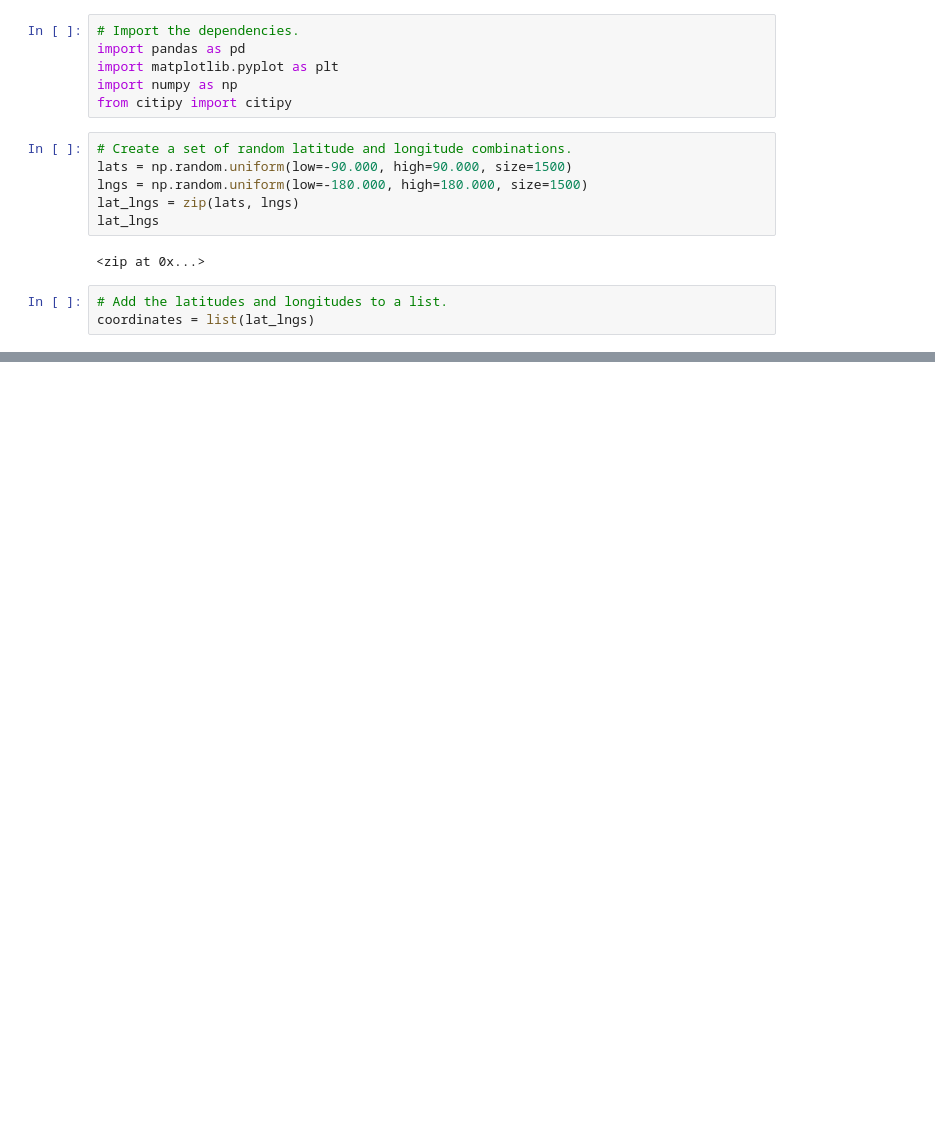
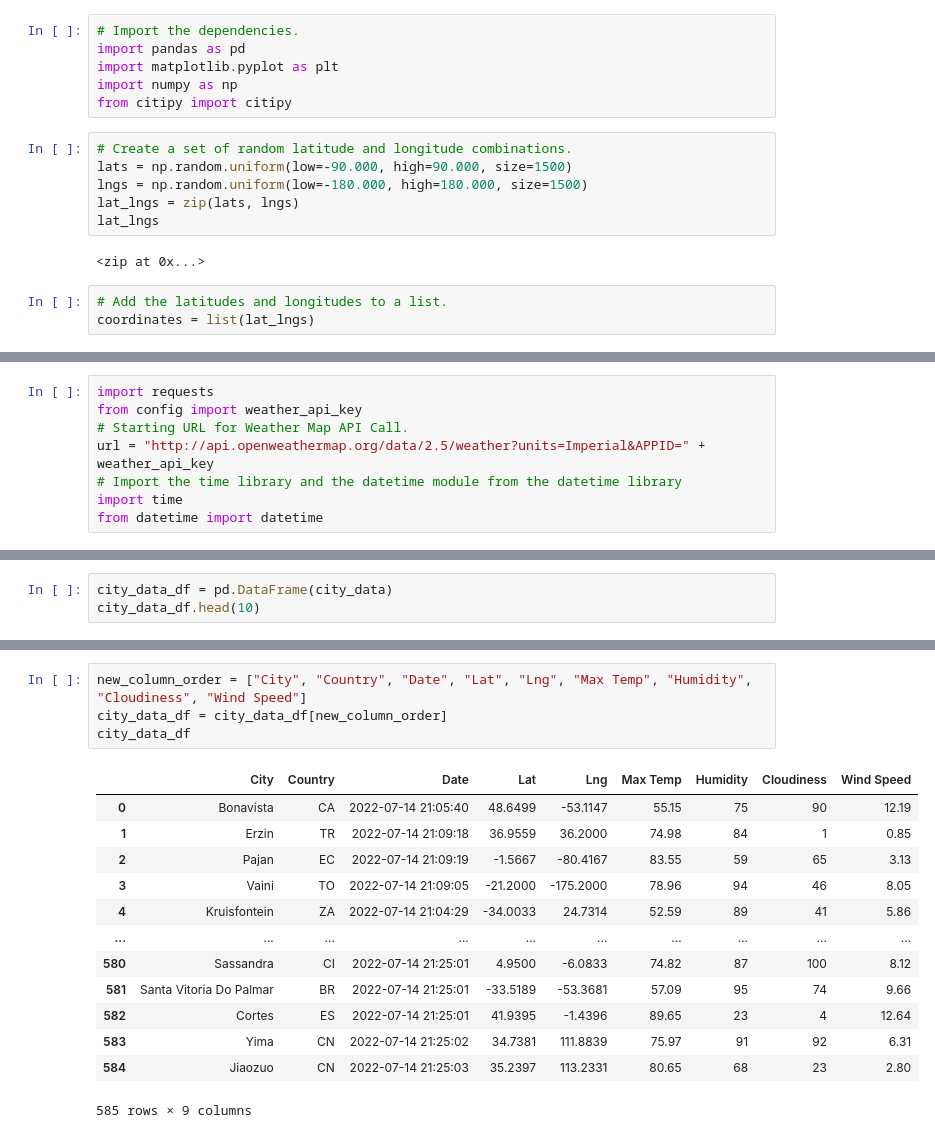
Before and after one commit to ksdisch/World_Weather_Analysis, a Jupyter notebook: WeatherPy.ipynb, the cells around one changed output, grey strips where cells are left out. Drawn from its saved outputs; the diff is of its cells as text; blank space fills up the shorter version.

Commit message:
Modifying .gitignore and adding WeatherPy file

```diff
--- a/WeatherPy.ipynb
+++ b/WeatherPy.ipynb
@@ -53,0 +54,8 @@ len(cities)
+# %%
+import requests
+from config import weather_api_key
+# Starting URL for Weather Map API Call.
+url = "http://api.openweathermap.org/data/2.5/weather?units=Imperial&APPID=" + weather_api_key
+# Import the time library and the datetime module from the datetime library
+import time
+from datetime import datetime
@@ -53,0 +146,3 @@ len(cities)
+# %%
+city_data_df = pd.DataFrame(city_data)
+city_data_df.head(10)
@@ -53,0 +161,18 @@ len(cities)
+# %%
+new_column_order = ["City", "Country", "Date", "Lat", "Lng", "Max Temp", "Humidity", "Cloudiness", "Wind Speed"]
+city_data_df = city_data_df[new_column_order]
+city_data_df
+# %% [output]
+|  | City | Country | Date | Lat | Lng | Max Temp | Humidity | Cloudiness | Wind Speed |
+| 0 | Bonavista | CA | 2022-07-14 21:05:40 | 48.6499 | -53.1147 | 55.15 | 75 | 90 | 12.19 |
+| 1 | Erzin | TR | 2022-07-14 21:09:18 | 36.9559 | 36.2000 | 74.98 | 84 | 1 | 0.85 |
+| 2 | Pajan | EC | 2022-07-14 21:09:19 | -1.5667 | -80.4167 | 83.55 | 59 | 65 | 3.13 |
+| 3 | Vaini | TO | 2022-07-14 21:09:05 | -21.2000 | -175.2000 | 78.96 | 94 | 46 | 8.05 |
+| 4 | Kruisfontein | ZA | 2022-07-14 21:04:29 | -34.0033 | 24.7314 | 52.59 | 89 | 41 | 5.86 |
+| ... | ... | ... | ... | ... | ... | ... | ... | ... | ... |
+| 580 | Sassandra | CI | 2022-07-14 21:25:01 | 4.9500 | -6.0833 | 74.82 | 87 | 100 | 8.12 |
+| 581 | Santa Vitoria Do Palmar | BR | 2022-07-14 21:25:01 | -33.5189 | -53.3681 | 57.09 | 95 | 74 | 9.66 |
+| 582 | Cortes | ES | 2022-07-14 21:25:01 | 41.9395 | -1.4396 | 89.65 | 23 | 4 | 12.64 |
+| 583 | Yima | CN | 2022-07-14 21:25:02 | 34.7381 | 111.8839 | 75.97 | 91 | 92 | 6.31 |
+| 584 | Jiaozuo | CN | 2022-07-14 21:25:03 | 35.2397 | 113.2331 | 80.65 | 68 | 23 | 2.80 |
+585 rows × 9 columns
```
Also changed, not shown: parts of 6 cells of this notebook, 1 other file.
